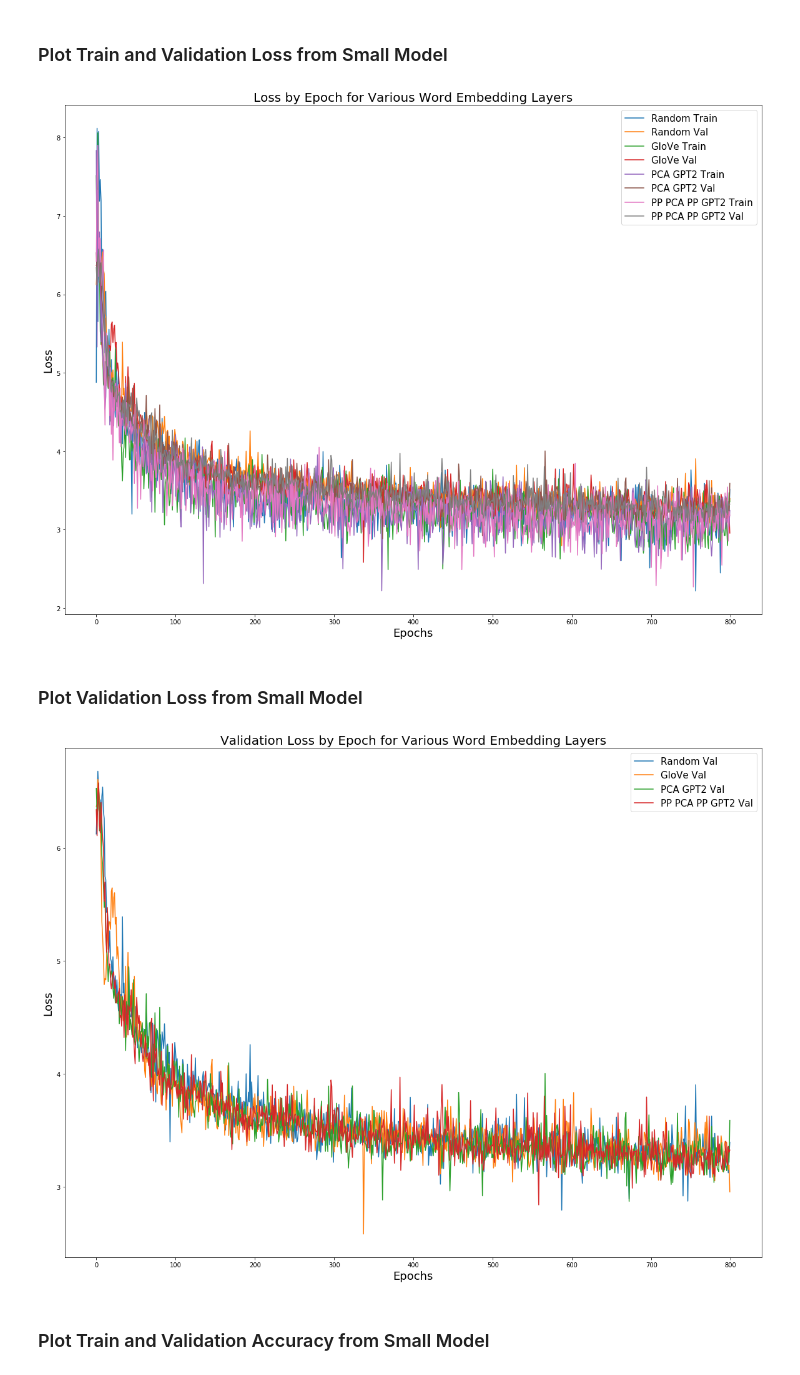
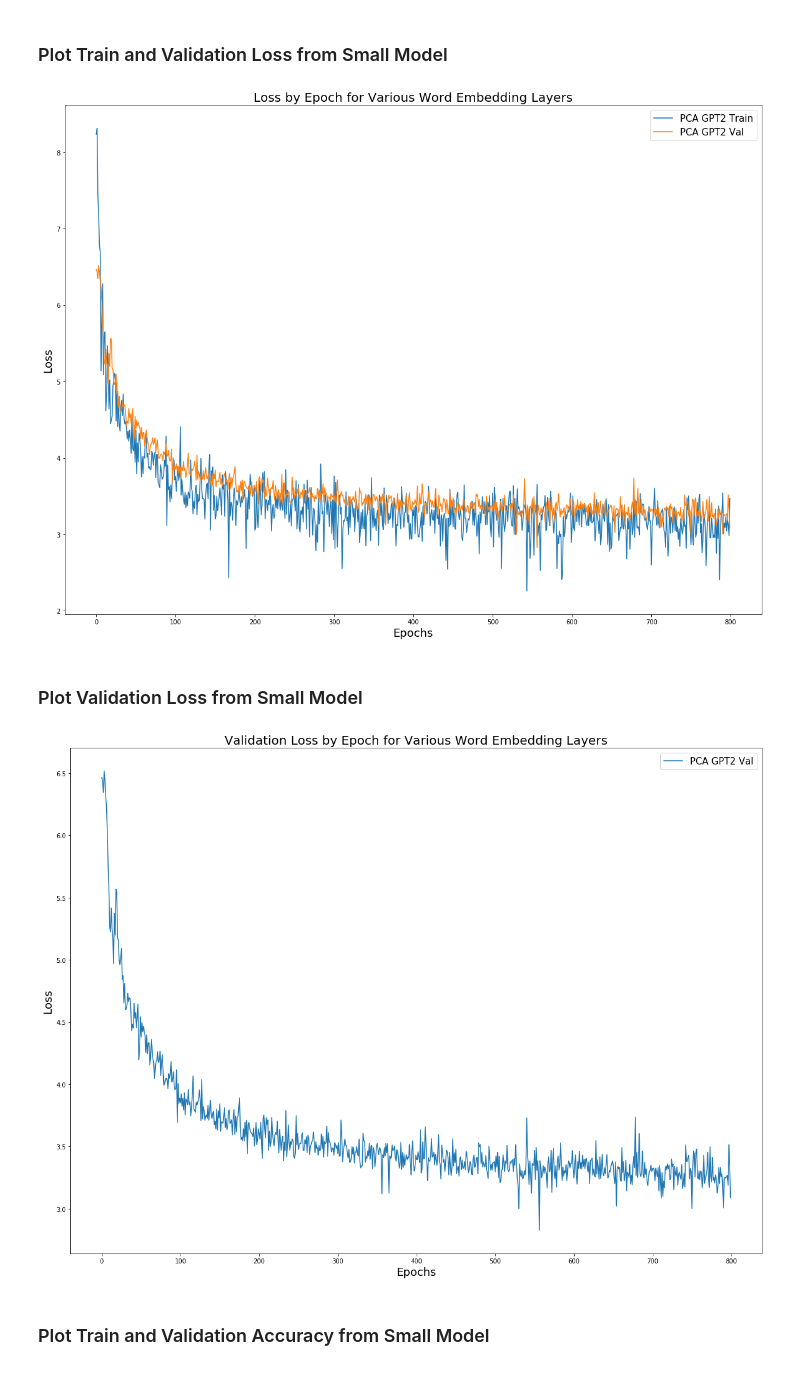
Before and after one commit to federated-learning-experiments/fl-text-models, a Jupyter notebook: notebooks/compare_embedding_layers.ipynb, the cells around one changed output. Drawn from its saved outputs; the diff is of its cells as text; code cells hidden in the pictures.

```diff
--- a/notebooks/compare_embedding_layers.ipynb
+++ b/notebooks/compare_embedding_layers.ipynb
@@ -52,39 +57,42 @@ pp_pca_pp_gpt2_val_accuracy = np.load('embedding_layer_results/pp_pca_pp_gpt2_{}
 x_axis = range(0, epochs)
 # %%
 fig, ax = plt.subplots(figsize=(20, 15))
-ax.plot(x_axis, random_train_loss, label='Random Train')
-ax.plot(x_axis, random_val_loss, label='Random Val')
-ax.plot(x_axis, glove_train_loss, label='GloVe Train')
-ax.plot(x_axis, glove_val_loss, label='GloVe Val')
-# ax.plot(x_axis, fasttext_train_loss, label='FastText Train')
-# ax.plot(x_axis, fasttext_val_loss, label='FastText Val')
+# ax.plot(x_axis, random_train_loss, label='Random Train')
+# ax.plot(x_axis, random_val_loss, label='Random Val')
+# ax.plot(x_axis, glove_train_loss, label='GloVe Train')
+# ax.plot(x_axis, glove_val_loss, label='GloVe Val')
+# ax.plot(x_axis, pca_fasttext_train_loss, label='PCA FastText Train')
+# ax.plot(x_axis, pca_fasttext_val_loss, label='PCA FastText Val')
+# ax.plot(x_axis, pp_pca_pp_fasttext_train_loss, label='PP PCA PP FastText Train')
+# ax.plot(x_axis, pp_pca_pp_fasttext_val_loss, label='PP PCA PP FastText Val')
 ax.plot(x_axis, pca_gpt2_train_loss, label='PCA GPT2 Train')
 ax.plot(x_axis, pca_gpt2_val_loss, label='PCA GPT2 Val')
-ax.plot(x_axis, pp_pca_pp_gpt2_train_loss, label='PP PCA PP GPT2 Train')
-ax.plot(x_axis, pp_pca_pp_gpt2_val_loss, label='PP PCA PP GPT2 Val')
+# ax.plot(x_axis, pp_pca_pp_gpt2_train_loss, label='PP PCA PP GPT2 Train')
+# ax.plot(x_axis, pp_pca_pp_gpt2_val_loss, label='PP PCA PP GPT2 Val')
 ax.legend(loc='best', prop={'size': 15})
 plt.title('Loss by Epoch for Various Word Embedding Layers', fontsize=20)
 plt.xlabel('Epochs', fontsize=18)
 plt.ylabel('Loss', fontsize=18)
 plt.show()
 # %% [output]
-[figure, old version]
+[figure, new version]
 # %% [markdown]
 ### Plot Validation Loss from Small Model
 # %%
 fig, ax = plt.subplots(figsize=(20, 15))
-ax.plot(x_axis, random_val_loss, label='Random Val')
-ax.plot(x_axis, glove_val_loss, label='GloVe Val')
-# ax.plot(x_axis, fasttext_val_loss, label='FastText Val')
+# ax.plot(x_axis, random_val_loss, label='Random Val')
+# ax.plot(x_axis, glove_val_loss, label='GloVe Val')
+# ax.plot(x_axis, pca_fasttext_val_loss, label='PCA FastText Val')
+# ax.plot(x_axis, pp_pca_pp_fasttext_val_loss, label='PP PCA PP FastText Val')
 ax.plot(x_axis, pca_gpt2_val_loss, label='PCA GPT2 Val')
-ax.plot(x_axis, pp_pca_pp_gpt2_val_loss, label='PP PCA PP GPT2 Val')
+# ax.plot(x_axis, pp_pca_pp_gpt2_val_loss, label='PP PCA PP GPT2 Val')
 ax.legend(loc='best', prop={'size': 15})
 plt.title('Validation Loss by Epoch for Various Word Embedding Layers', fontsize=20)
 plt.xlabel('Epochs', fontsize=18)
 plt.ylabel('Loss', fontsize=18)
 plt.show()
 # %% [output]
-[figure, old version]
+[figure, new version]
 # %% [markdown]
 ### Plot Train and Validation Accuracy from Small Model
 # %%
```
Also changed, not shown: parts of 36 cells of this notebook, 2 other files.
